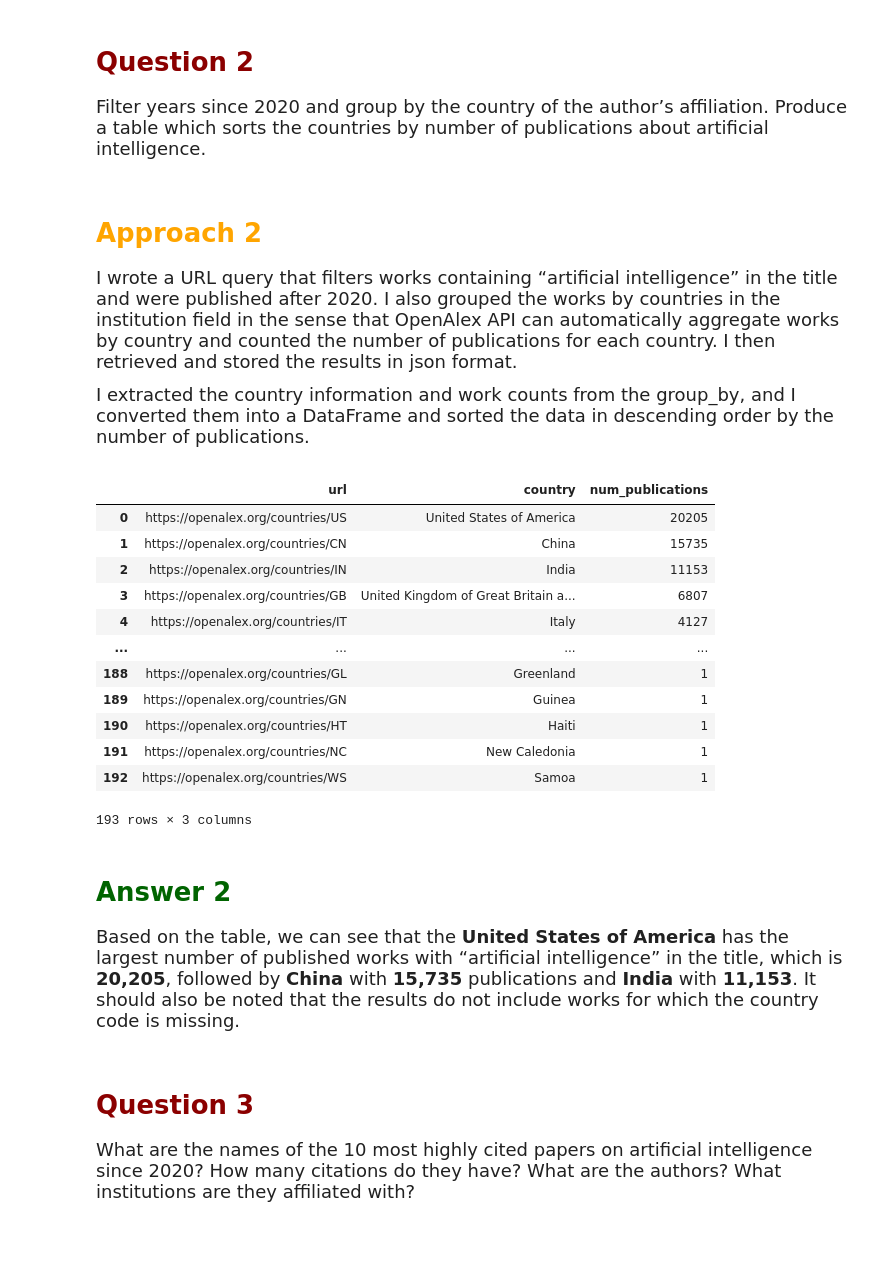
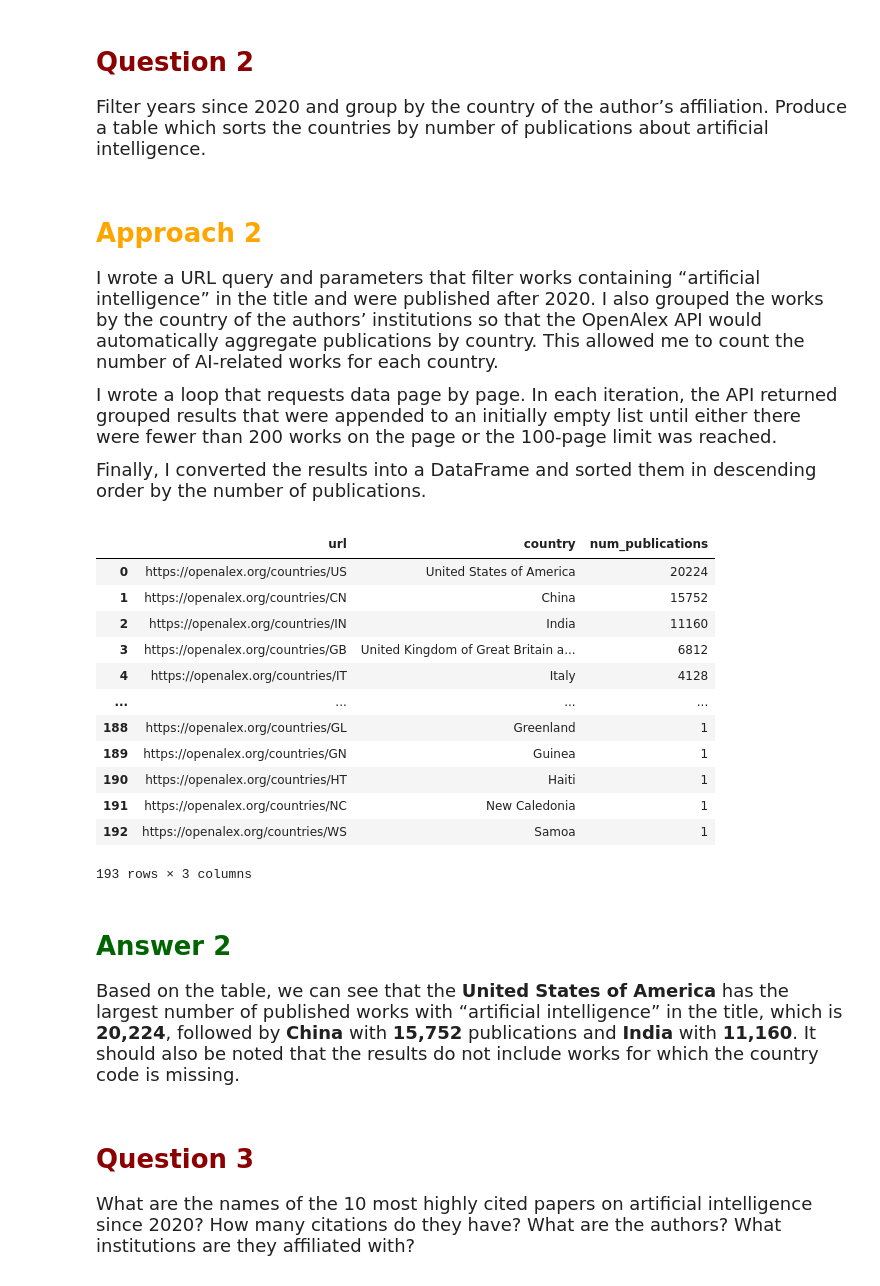
Before and after one commit to kzha355/datasci530fall2025, a Jupyter notebook: Lecture 08/Assignment 3/Assignment3_Kejin.ipynb, the cells around one changed output. Saved outputs shown, nothing was run; the diff lists cells and outputs as text; code cells hidden in the pictures; blank space fills up the shorter version.

```diff
--- a/Lecture 08/Assignment 3/Assignment3_Kejin.ipynb
+++ b/Lecture 08/Assignment 3/Assignment3_Kejin.ipynb
@@ -58,32 +59,62 @@ table which sorts the countries by number of publications about artificial intel
 
 <font size = "4">
 
-I wrote a URL query that filters works containing “artificial intelligence” in the title and were published after 2020. I also grouped the works by countries in the institution field in the sense that OpenAlex API can automatically aggregate works by country and counted the number of publications for each country. I then retrieved and stored the results in json format.
+I wrote a URL query and parameters that filter works containing “artificial intelligence” in the title and were published after 2020. I also grouped the works by the country of the authors’ institutions so that the OpenAlex API would automatically aggregate publications by country. This allowed me to count the number of AI-related works for each country.
 
-I extracted the country information and work counts from the group_by, and I converted them into a DataFrame and sorted the data in descending order by the number of publications.
+I wrote a loop that requests data page by page. In each iteration, the API returned grouped results that were appended to an initially empty list until either there were fewer than 200 works on the page or the 100-page limit was reached.
+
+Finally, I converted the results into a DataFrame and sorted them in descending order by the number of publications.
 # %%
 # Filter works after 2020 and include "artificial intelligence" in the title
-url2020 = "https://api.openalex.org/works?filter=title.search:artificial%20intelligence,from_publication_date:2020-01-01&group_by=institutions.country_code"
+url2 = "https://api.openalex.org/works"
+params = {
+    "filter": "title.search:artificial intelligence,from_publication_date:2020-01-01",
+    "group_by": "institutions.country_code",
+    "per_page": 200,
+    "page": 1
+}
 
-results_ai_2020 = requests.get(url2020).json()
+# Creat an empty list to store group_by results
+results_ai_2020 = []
 
-# Write and save the json file
+# set two conditions for the while loop
+has_more_pages = True
+maxpagesnot_reached = True
+
+# Look through pages
+while has_more_pages and maxpagesnot_reached:
+    response = requests.get(url2, params=params).json()
+    # Extract the 'group_by' results from the API response
+    group_results = response.get("group_by", [])
+    results_ai_2020.extend(group_results)
+
+    # If the number of results equals 'per_page', assume there may be more pages
+    per_page = response['meta']['per_page']
+    has_more_pages = (len(group_results) == per_page)
+    # Limit the loop to 100 pages maximum
+    maxpages_notreached = (params['page'] <= 100)
+
+    # If both conditions are satisfied, request the next page
+    if has_more_pages and maxpagesnot_reached:
+        params["page"] += 1
+
+# save the json file
 with open('results_ai_2020.json', 'w') as file:
     file.write(json.dumps(results_ai_2020, indent =4))
 
-group_results = results_ai_2020.get("group_by", [])
-
-country_counts = pd.DataFrame(group_results)
+# Convert the group_by results into a dataframe
+# Sort by number of publications
+country_counts = pd.DataFrame(results_ai_2020)
 country_counts.columns = ["url", "country", "num_publications"]
-country_counts.sort_values(by="num_publications", ascending=False)
+country_counts = country_counts.sort_values(by="num_publications", ascending=False)
 country_counts
 # %% [output]
 |  | url | country | num_publications |
-| 0 | https://openalex.org/countries/US | United States of America | 20205 |
-| 1 | https://openalex.org/countries/CN | China | 15735 |
-| 2 | https://openalex.org/countries/IN | India | 11153 |
-| 3 | https://openalex.org/countries/GB | United Kingdom of Great Britain a... | 6807 |
-| 4 | https://openalex.org/countries/IT | Italy | 4127 |
+| 0 | https://openalex.org/countries/US | United States of America | 20224 |
+| 1 | https://openalex.org/countries/CN | China | 15752 |
+| 2 | https://openalex.org/countries/IN | India | 11160 |
+| 3 | https://openalex.org/countries/GB | United Kingdom of Great Britain a... | 6812 |
+| 4 | https://openalex.org/countries/IT | Italy | 4128 |
 | ... | ... | ... | ... |
 | 188 | https://openalex.org/countries/GL | Greenland | 1 |
 | 189 | https://openalex.org/countries/GN | Guinea | 1 |
@@ -96,7 +127,7 @@ country_counts
 
 <font size = "4">
 
-Based on the table, we can see that the **United States of America** has the largest number of published works with “artificial intelligence” in the title, which is **20,205**, followed by **China** with **15,735** publications and **India** with **11,153**. It should also be noted that the results do not include works for which the country code is missing.
+Based on the table, we can see that the **United States of America** has the largest number of published works with “artificial intelligence” in the title, which is **20,224**, followed by **China** with **15,752** publications and **India** with **11,160**. It should also be noted that the results do not include works for which the country code is missing.
 # %% [markdown]
 # <span style="color:darkred"> Question 3 </span>
 
```
Also changed, not shown: parts of 10 cells of this notebook, 7 other files.
